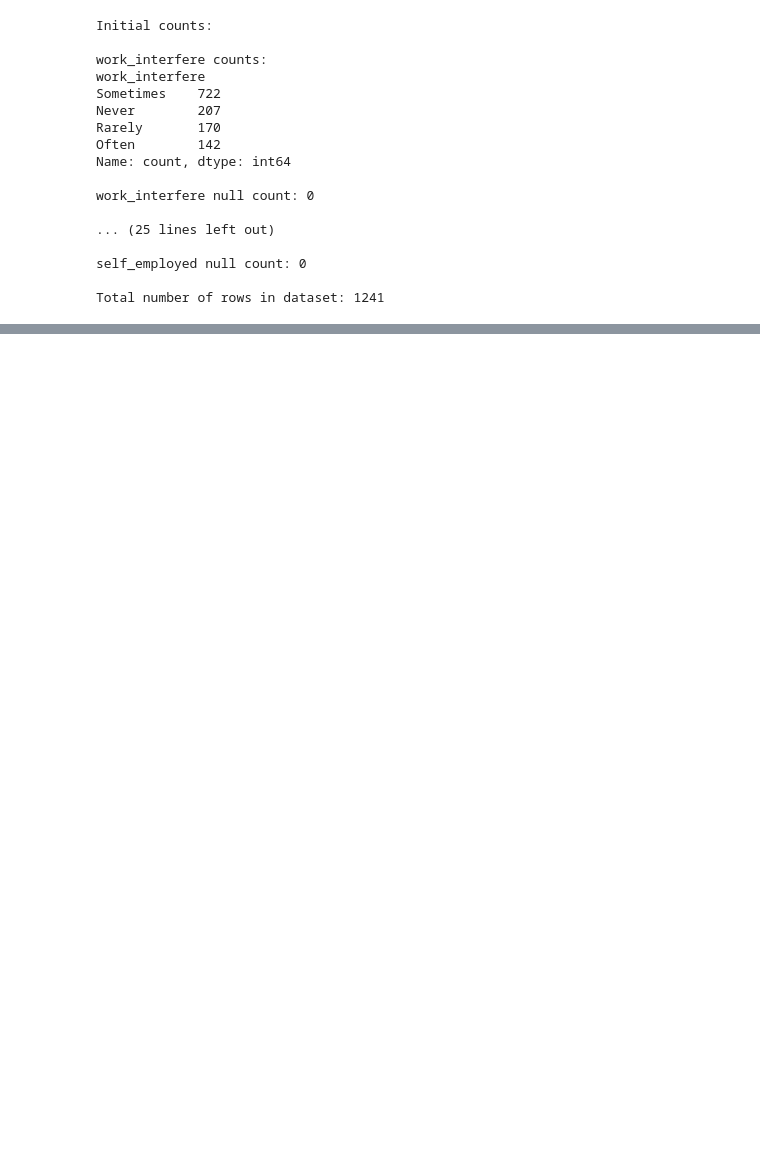
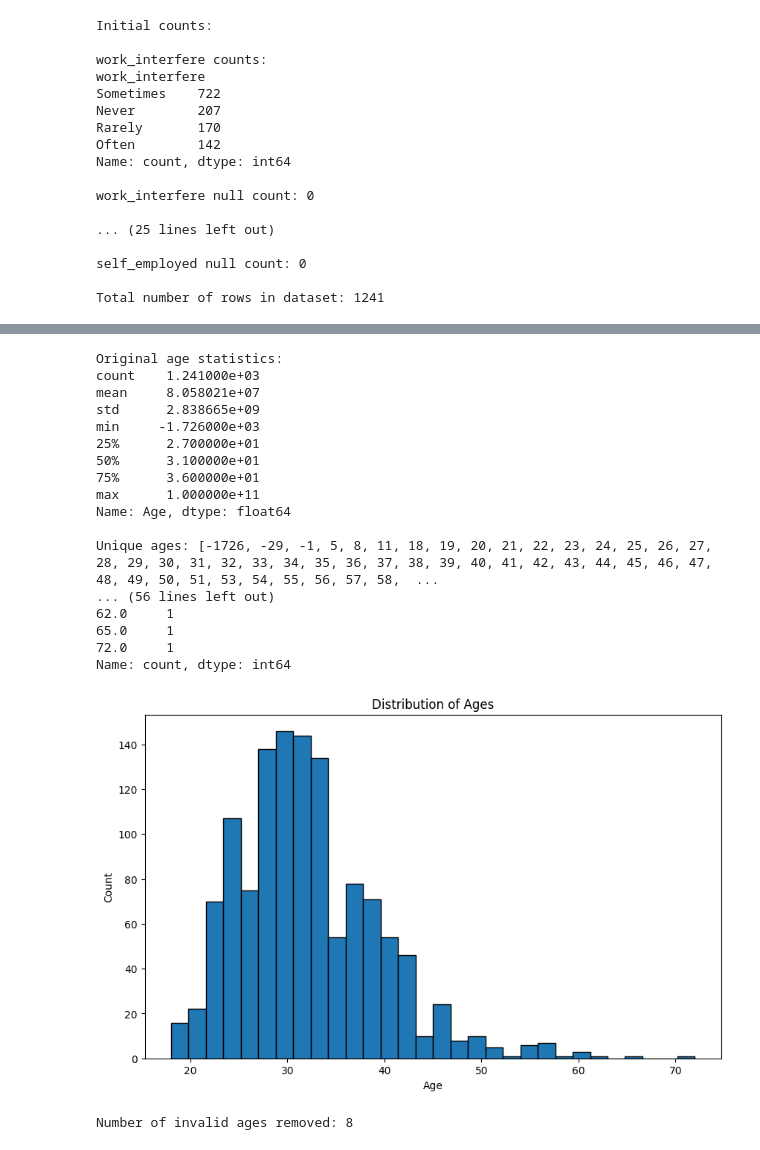
Before and after one commit to jxhangithub/master-machine-learning-engineer, a Jupyter notebook: basic_models/Classification1.ipynb, the cells around one changed output, grey strips where cells are left out. Cells and saved outputs as stored; diff of their text form; code cells hidden in the pictures; blank space fills up the shorter version.

```diff
--- a/basic_models/Classification1.ipynb
+++ b/basic_models/Classification1.ipynb
@@ -252,0 +353,68 @@ Total number of rows in dataset: 1241
+# %%
+import pandas as pd
+import numpy as np
+
+# Make a copy of the DataFrame
+df = df.copy()
+
+# Print original age statistics
+print("Original age statistics:")
+print(df['Age'].describe())
+print("\nUnique ages:", sorted(df['Age'].unique()))
+
+def clean_age(age):
+    # Convert to numeric, if not already
+    try:
+        age = float(age)
+    except:
+        return np.nan
+
+    # Set reasonable age range for working professionals (e.g., 16-100)
+    if 16 <= age <= 100:
+        return age
+    else:
+        return np.nan
+
+# Apply the cleaning function
+df['age_cleaned'] = df['Age'].apply(clean_age)
+
+# Print statistics after cleaning
+print("\nCleaned age statistics:")
+print(df['age_cleaned'].describe())
+
+# Show distribution of cleaned ages
+print("\nAge distribution:")
+print(df['age_cleaned'].value_counts().sort_index())
+
+# Visualize the age distribution
+import matplotlib.pyplot as plt
+
+plt.figure(figsize=(10, 6))
+plt.hist(df['age_cleaned'].dropna(), bins=30, edgecolor='black')
+plt.title('Distribution of Ages')
+plt.xlabel('Age')
+plt.ylabel('Count')
+plt.show()
+
+# Print number of removed values
+print(f"\nNumber of invalid ages removed: {df['Age'].count() - df['age_cleaned'].count()}")
+# %% [output]
+Original age statistics:
+count    1.241000e+03
+mean     8.058021e+07
+std      2.838665e+09
+min     -1.726000e+03
+25%      2.700000e+01
+50%      3.100000e+01
+75%      3.600000e+01
+max      1.000000e+11
+Name: Age, dtype: float64
+
+Unique ages: [-1726, -29, -1, 5, 8, 11, 18, 19, 20, 21, 22, 23, 24, 25, 26, 27, 28, 29, 30, 31, 32, 33, 34, 35, 36, 37, 38, 39, 40, 41, 42, 43, 44, 45, 46, 47, 48, 49, 50, 51, 53, 54, 55, 56, 57, 58,  ...
+... (56 lines left out)
+62.0     1
+65.0     1
+72.0     1
+Name: count, dtype: int64
+[figure, added]
+Number of invalid ages removed: 8
```
Also changed, not shown: parts of 17 cells of this notebook.
